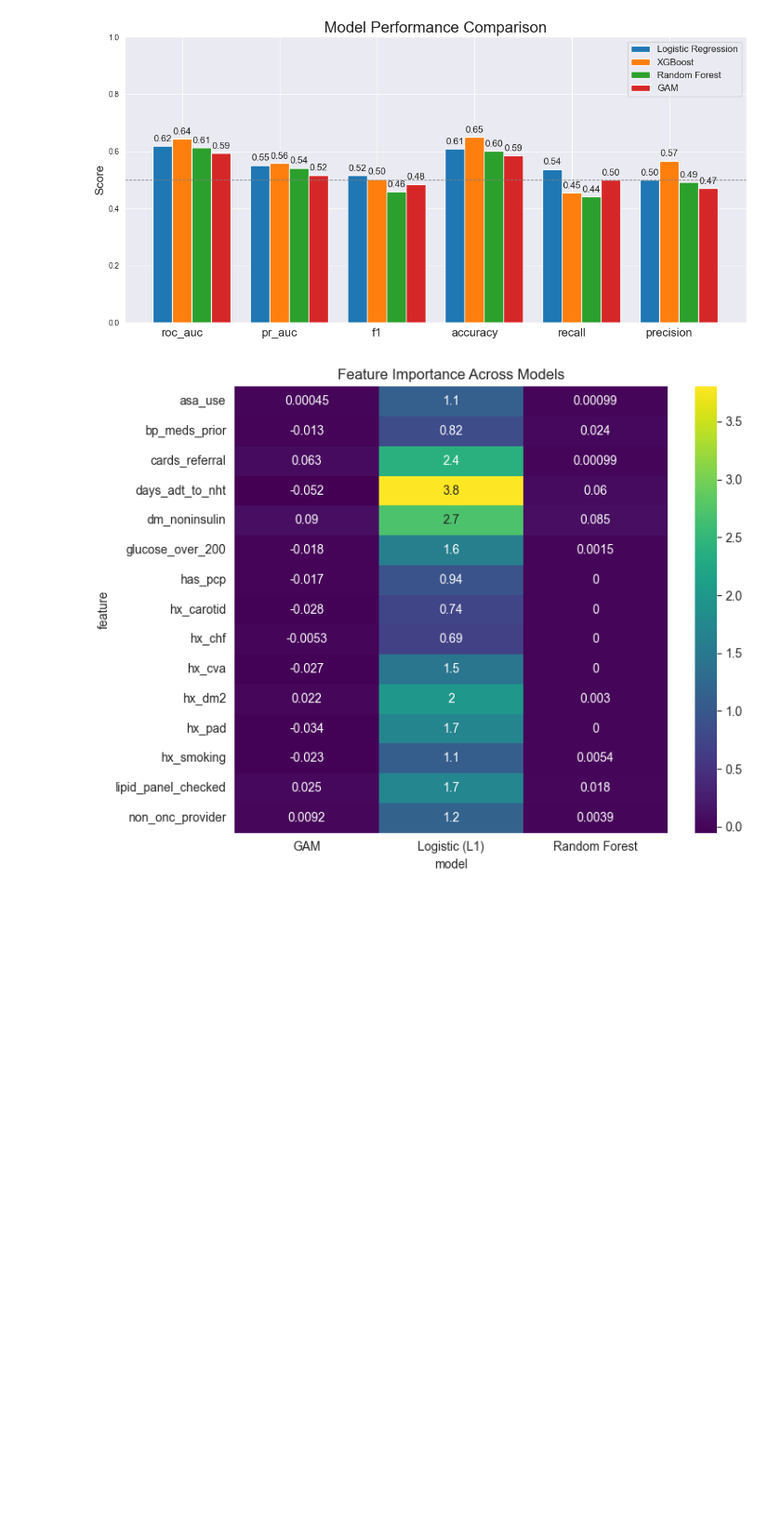
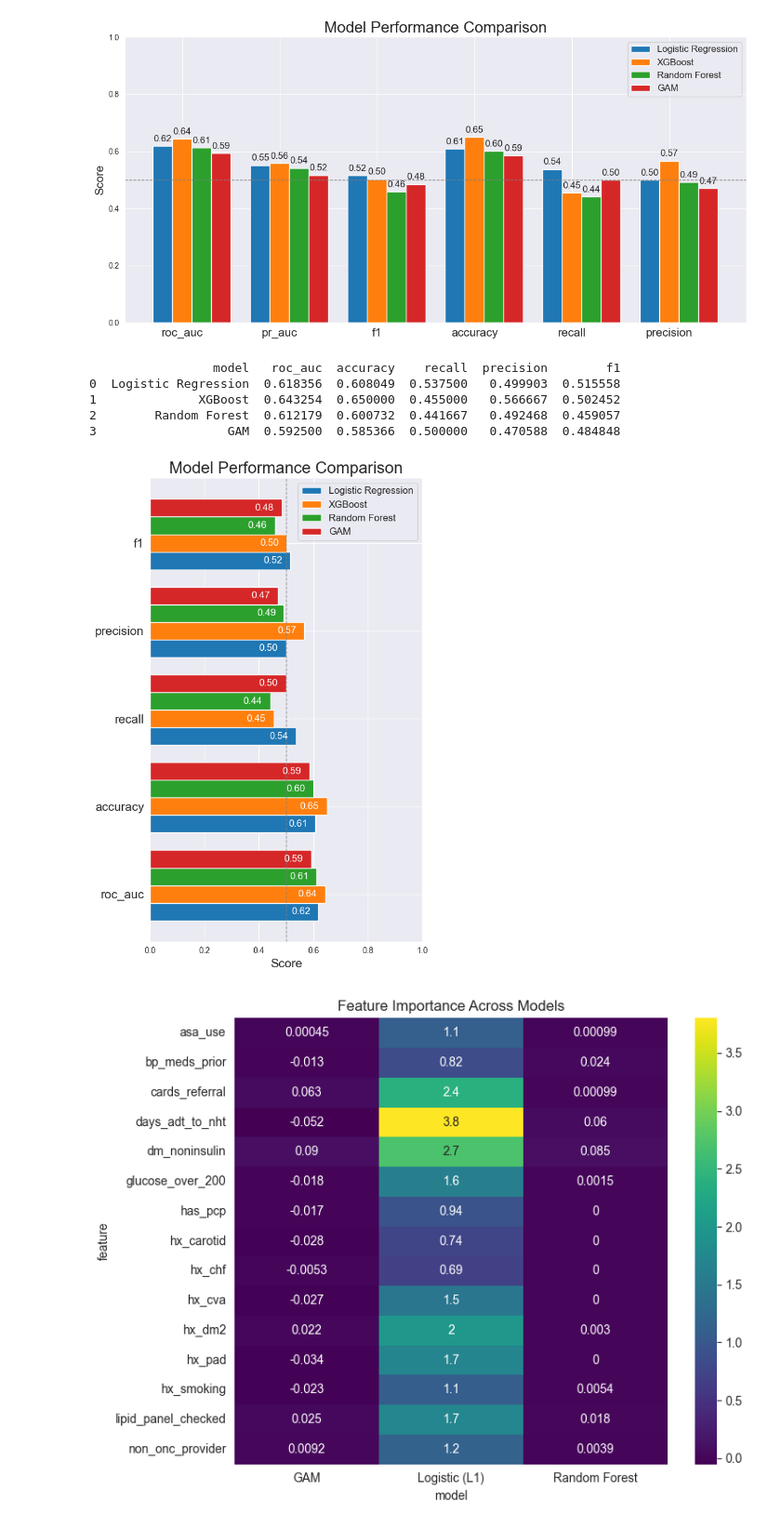
Before and after one commit to kstatham402/170A_Capstone_Project, a Jupyter notebook: notebooks/models/05_model_comparison.ipynb, the cells around one changed output. Shown at 93% size. Cells and saved outputs as stored; diff of their text form; code cells hidden in the pictures; blank space fills up the shorter version.

Commit message:
Update model comparison plot

```diff
--- a/notebooks/models/05_model_comparison.ipynb
+++ b/notebooks/models/05_model_comparison.ipynb
@@ -256,6 +256,72 @@ plt.show()
 2   0.492468
 3   0.470588
 [figure]
+# %%
+import numpy as np
+import matplotlib.pyplot as plt
+import os
+
+# Remove pr_auc + reorder so f1 is first (top)
+metrics = ["roc_auc", "accuracy", "recall", "precision", "f1"]
+
+models = perf_df["model"].values
+
+y = np.arange(len(metrics))
+height = 0.2
+
+plt.figure(figsize=(6, 9))
+
+print(perf_df[["model"] + metrics])
+
+for i, row in perf_df.iterrows():
+    values = [row[m] for m in metrics]
+
+    bars = plt.barh(
+        y + i * height,
+        values,
+        height=height,
+        label=row["model"]
+    )
+
+    # Add value labels INSIDE bars
+    for bar in bars:
+        width_val = bar.get_width()
+        if not np.isnan(width_val):
+            plt.text(
+                width_val - 0.03,   # move inside bar
+                bar.get_y() + bar.get_height() / 2,
+                f"{width_val:.2f}",
+                va="center",
+                ha="right",
+                fontsize=12,
+                color="white"      # improves readability
+            )
+
+# -----------------------------
+# Formatting
+# -----------------------------
+
+plt.yticks(y + height, metrics, fontsize=15)
+plt.xlim(0, 1)
+
+plt.axvline(0.5, linestyle="--", color="gray", linewidth=1)
+
+plt.title("Model Performance Comparison", fontsize=20)
+plt.xlabel("Score", fontsize=15)
+
+plt.legend(fontsize=12, loc="upper right")
+
+plt.tight_layout()
+
+plt.savefig(os.path.join(OUTPUT_DIR, "model_performance_horizontal.png"), dpi=300)
+plt.show()
+# %% [output]
+                 model   roc_auc  accuracy    recall  precision        f1
+0  Logistic Regression  0.618356  0.608049  0.537500   0.499903  0.515558
+1              XGBoost  0.643254  0.650000  0.455000   0.566667  0.502452
+2        Random Forest  0.612179  0.600732  0.441667   0.492468  0.459057
+3                  GAM  0.592500  0.585366  0.500000   0.470588  0.484848
+[figure, added]
 # %%
 
 # =============================
```
Also changed, not shown: parts of 1 cell of this notebook, 1 other file.
